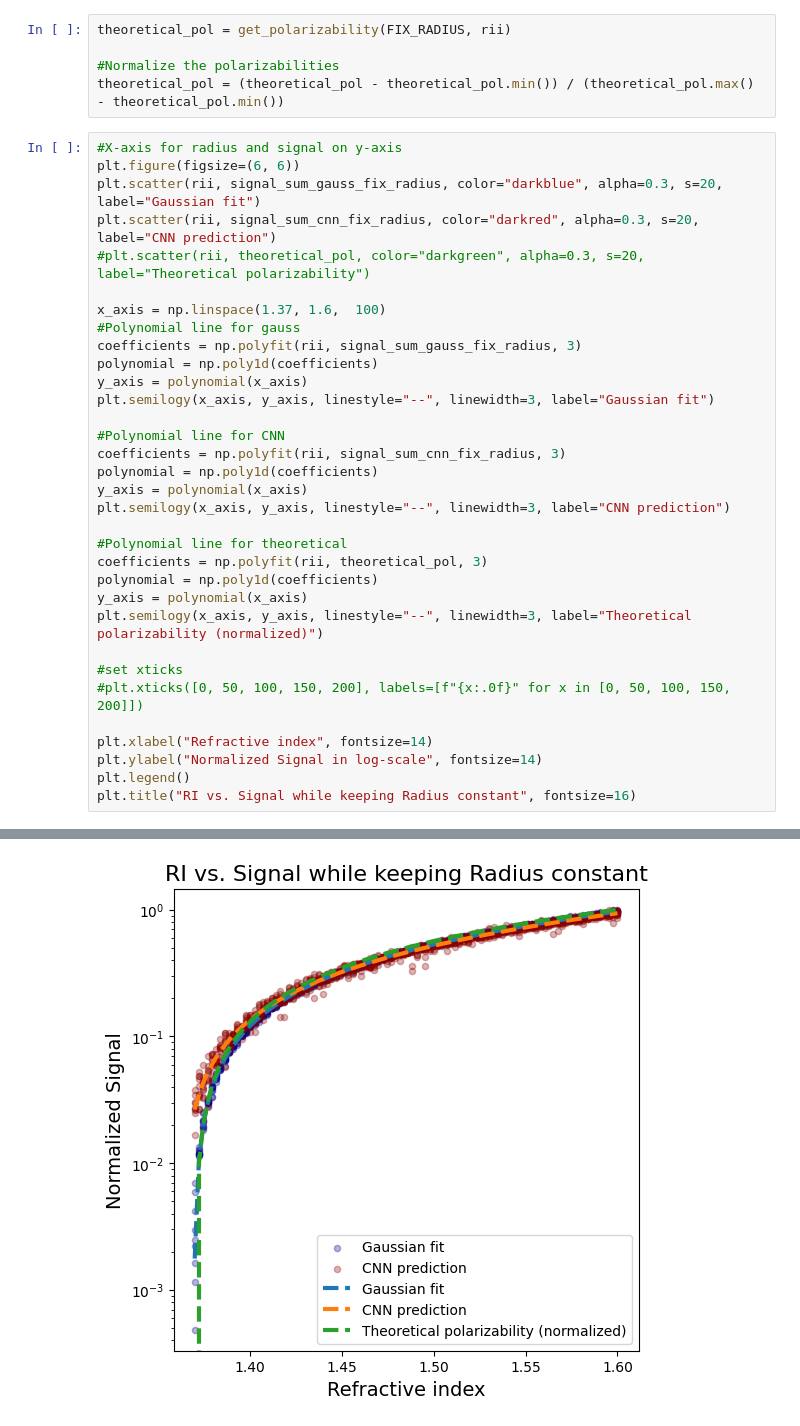
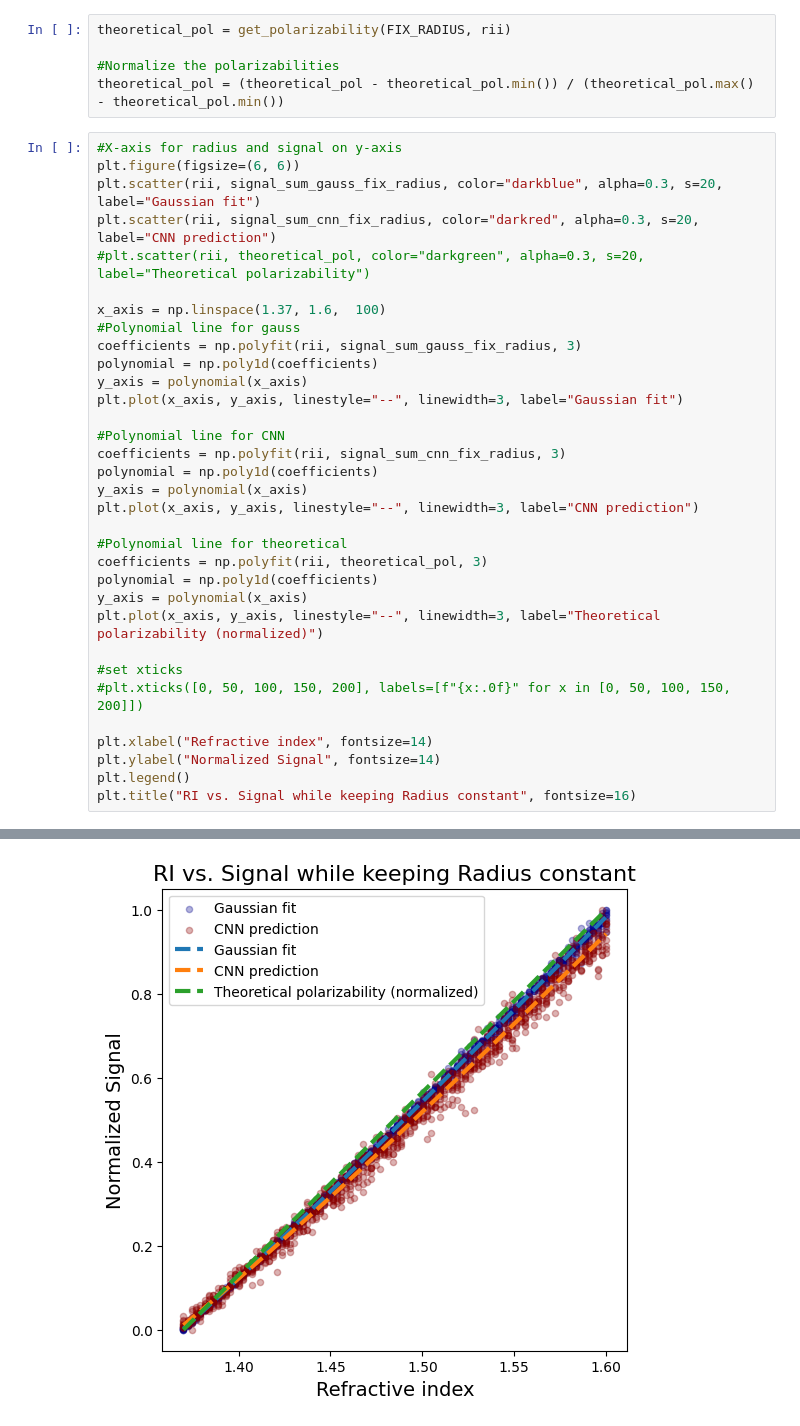
Before and after one commit to softmatterlab/OpticalCharacterizationNanoparticles, a Jupyter notebook: example_analysis/Brightfield_analysis.ipynb, the cells around one changed output, grey strips where cells are left out. Cells and saved outputs as stored; diff of their text form.

```diff
--- a/example_analysis/Brightfield_analysis.ipynb
+++ b/example_analysis/Brightfield_analysis.ipynb
@@ -1019,37 +1023,37 @@ theoretical_pol = (theoretical_pol - theoretical_pol.min()) / (theoretical_pol.m
 #X-axis for radius and signal on y-axis
 plt.figure(figsize=(6, 6))
 plt.scatter(rii, signal_sum_gauss_fix_radius, color="darkblue", alpha=0.3, s=20, label="Gaussian fit")
 plt.scatter(rii, signal_sum_cnn_fix_radius, color="darkred", alpha=0.3, s=20, label="CNN prediction")
 #plt.scatter(rii, theoretical_pol, color="darkgreen", alpha=0.3, s=20, label="Theoretical polarizability")
 
 x_axis = np.linspace(1.37, 1.6,  100)
 #Polynomial line for gauss
 coefficients = np.polyfit(rii, signal_sum_gauss_fix_radius, 3)
 polynomial = np.poly1d(coefficients)
 y_axis = polynomial(x_axis)
-plt.semilogy(x_axis, y_axis, linestyle="--", linewidth=3, label="Gaussian fit")
+plt.plot(x_axis, y_axis, linestyle="--", linewidth=3, label="Gaussian fit")
 
 #Polynomial line for CNN
 coefficients = np.polyfit(rii, signal_sum_cnn_fix_radius, 3)
 polynomial = np.poly1d(coefficients)
 y_axis = polynomial(x_axis)
-plt.semilogy(x_axis, y_axis, linestyle="--", linewidth=3, label="CNN prediction")
+plt.plot(x_axis, y_axis, linestyle="--", linewidth=3, label="CNN prediction")
 
 #Polynomial line for theoretical
 coefficients = np.polyfit(rii, theoretical_pol, 3)
 polynomial = np.poly1d(coefficients)
 y_axis = polynomial(x_axis)
-plt.semilogy(x_axis, y_axis, linestyle="--", linewidth=3, label="Theoretical polarizability (normalized)")
+plt.plot(x_axis, y_axis, linestyle="--", linewidth=3, label="Theoretical polarizability (normalized)")
 
 #set xticks
 #plt.xticks([0, 50, 100, 150, 200], labels=[f"{x:.0f}" for x in [0, 50, 100, 150, 200]])
 
 plt.xlabel("Refractive index", fontsize=14)
-plt.ylabel("Normalized Signal in log-scale", fontsize=14)
+plt.ylabel("Normalized Signal", fontsize=14)
 plt.legend()
 plt.title("RI vs. Signal while keeping Radius constant", fontsize=16)
 # %% [output]
 Text(0.5, 1.0, 'RI vs. Signal while keeping Radius constant')
-[figure, old version]
+[figure, new version]
 # %% [markdown]
 ## 4. Combining detection and quantification in brightfield
```
Also changed, not shown: parts of 6 cells of this notebook.
